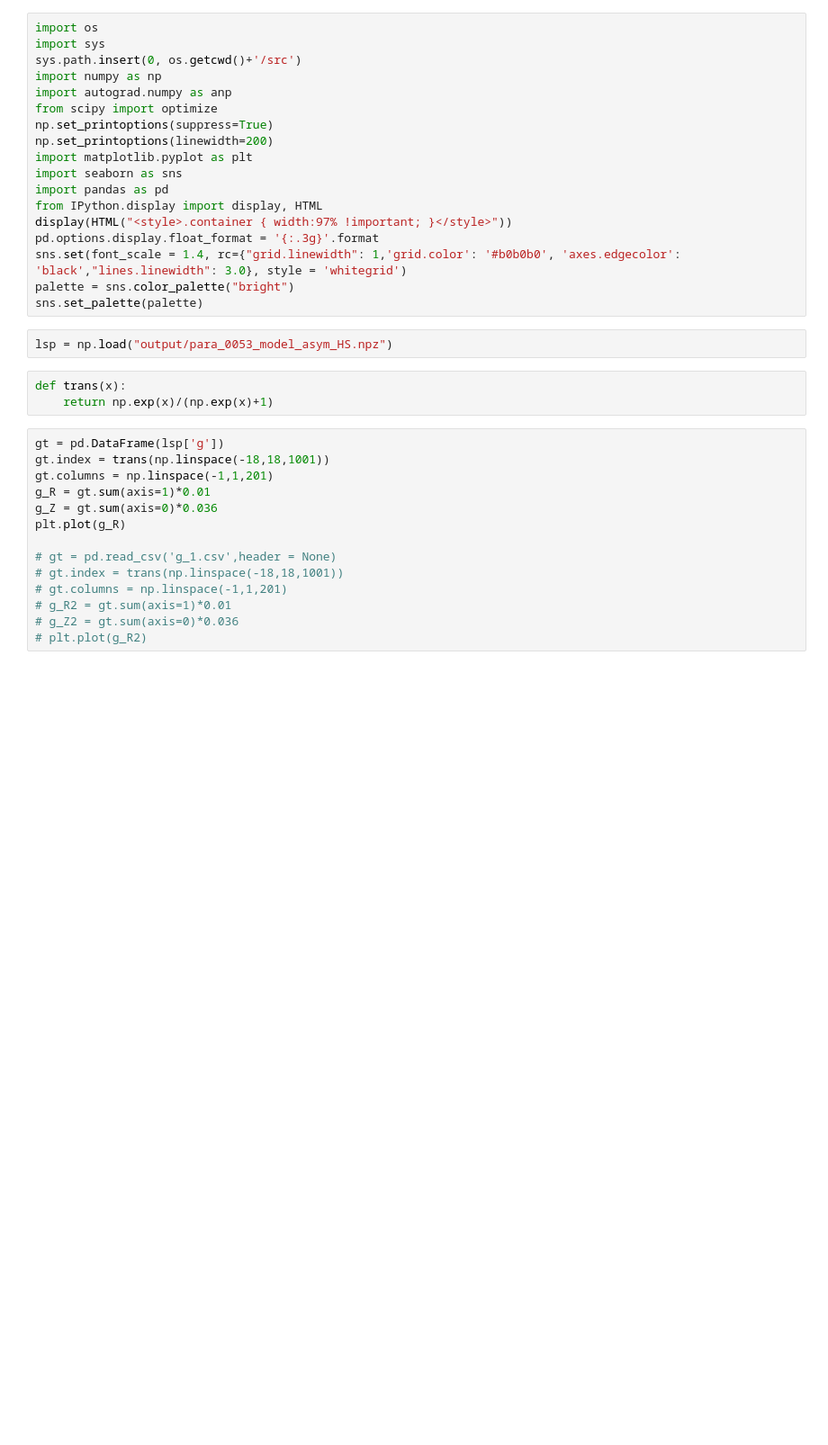
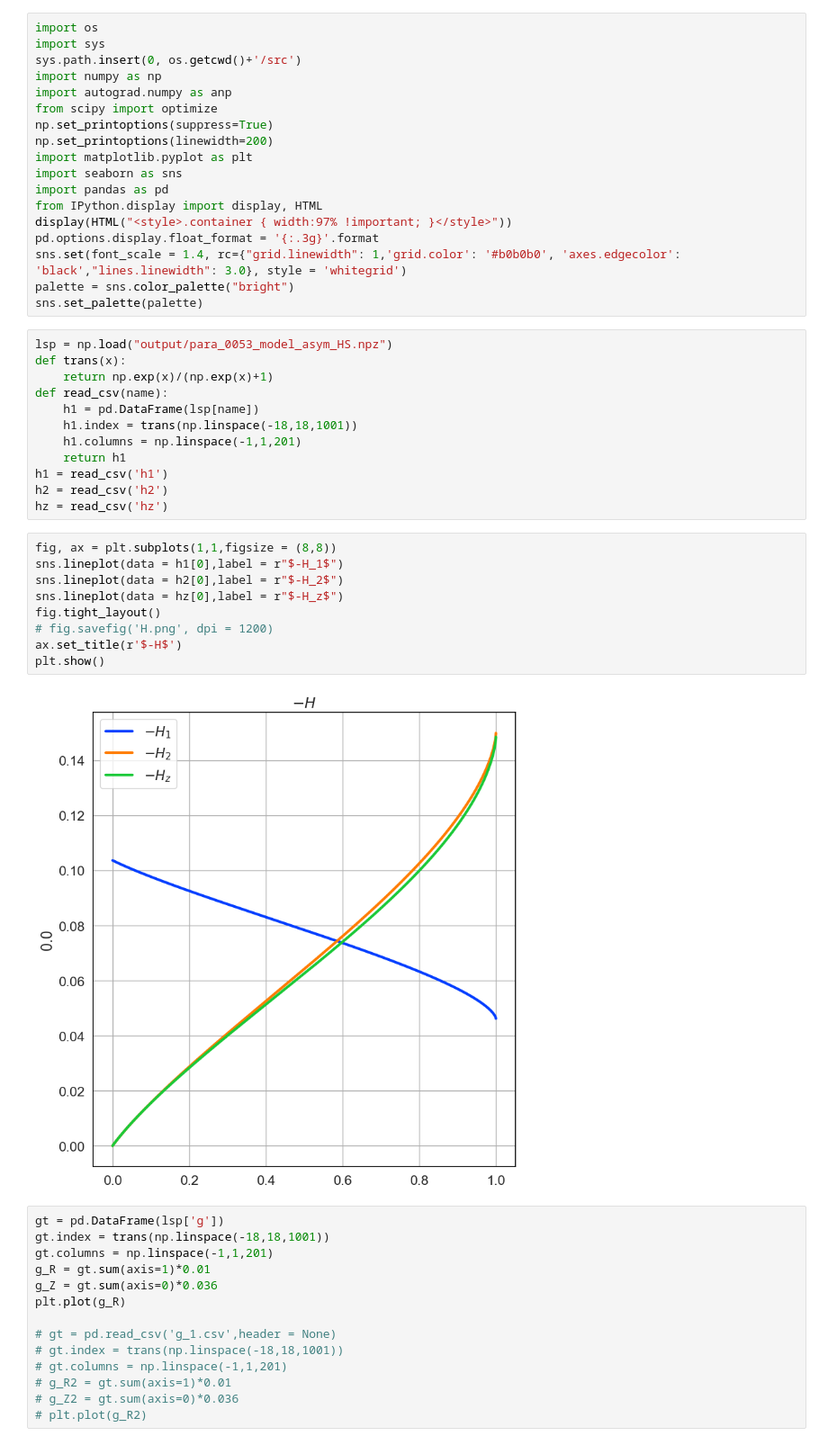
Before and after one commit to hqin-2020/twist, a Jupyter notebook: Untitled.ipynb, the cells around one changed output. Shown at 90% size. Saved outputs shown, nothing was run; the diff lists cells and outputs as text; blank space fills up the shorter version.

```diff
--- a/Untitled.ipynb
+++ b/Untitled.ipynb
@@ -18,9 +18,27 @@ palette = sns.color_palette("bright")
 sns.set_palette(palette)
 # %%
 lsp = np.load("output/para_0053_model_asym_HS.npz")
+def trans(x):
+    return np.exp(x)/(np.exp(x)+1)
+def read_csv(name):
+    h1 = pd.DataFrame(lsp[name])
+    h1.index = trans(np.linspace(-18,18,1001))
+    h1.columns = np.linspace(-1,1,201)
+    return h1
+h1 = read_csv('h1')
+h2 = read_csv('h2')
+hz = read_csv('hz')
-# %%
-def trans(x):
-    return np.exp(x)/(np.exp(x)+1)
+# %%
+fig, ax = plt.subplots(1,1,figsize = (8,8))
+sns.lineplot(data = h1[0],label = r"$-H_1$")
+sns.lineplot(data = h2[0],label = r"$-H_2$")
+sns.lineplot(data = hz[0],label = r"$-H_z$")
+fig.tight_layout()
+# fig.savefig('H.png', dpi = 1200)
+ax.set_title(r'$-H$')
+plt.show()
+# %% [output]
+[figure, added]
 # %%
 gt = pd.DataFrame(lsp['g'])
 gt.index = trans(np.linspace(-18,18,1001))
```
Also changed, not shown: parts of 1 cell of this notebook, 2 other files.
